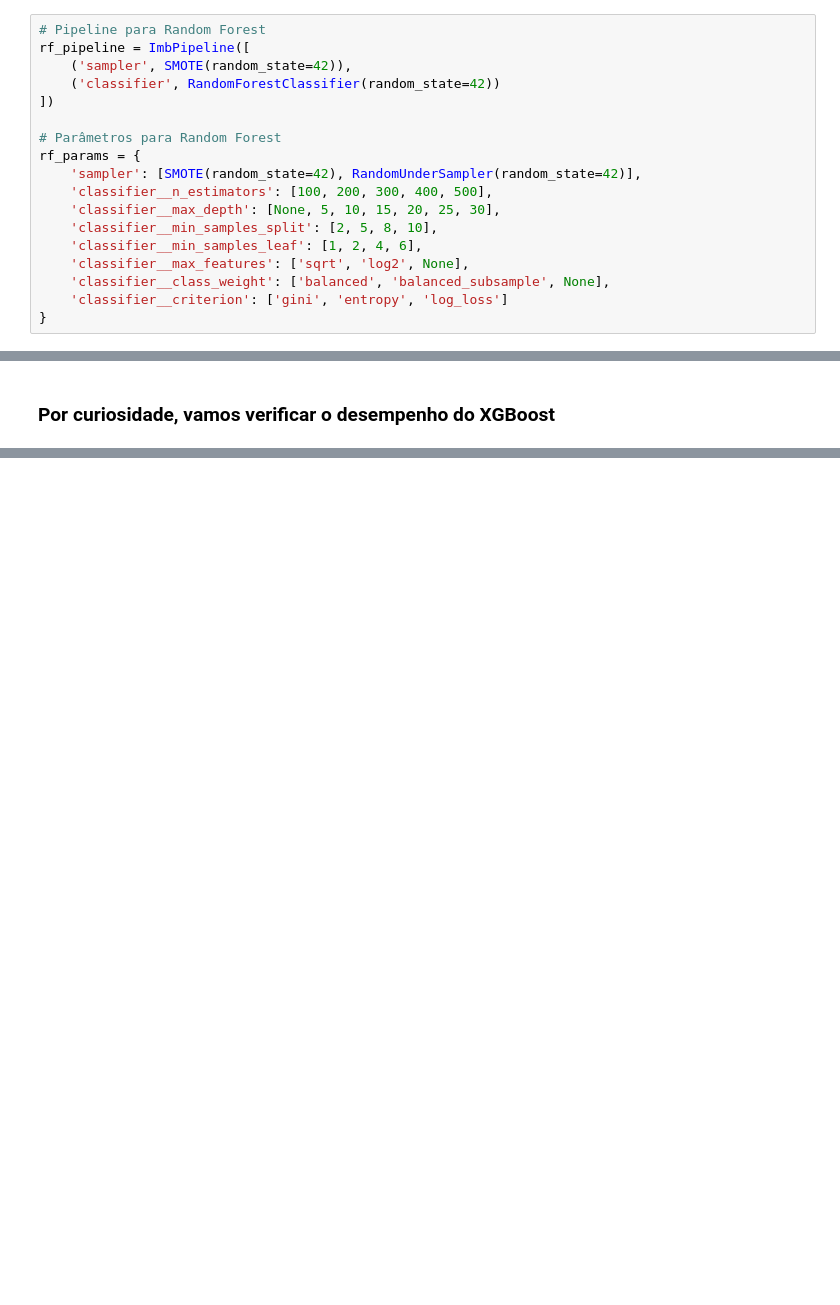
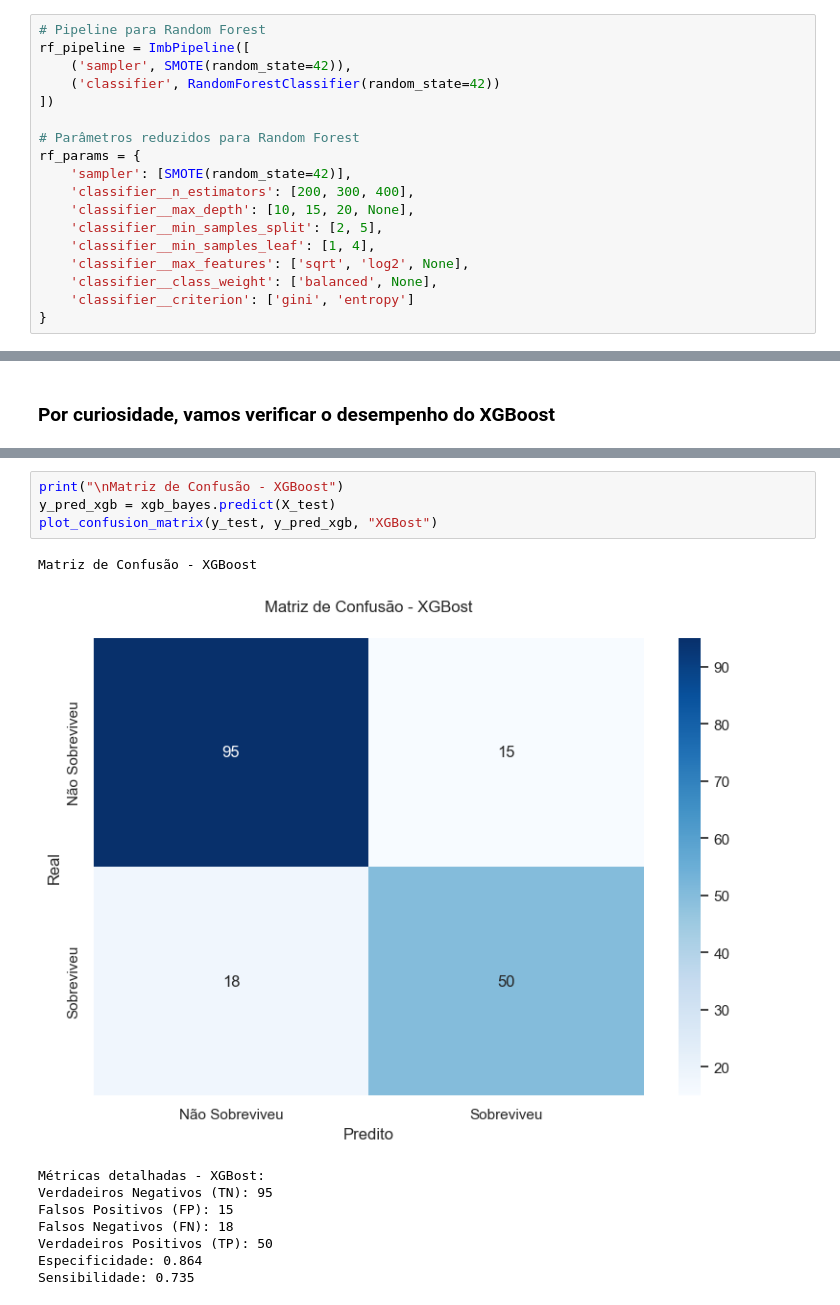
Before and after one commit to brenonevs/facprj-titanic, a Jupyter notebook: src/main.ipynb, the cells around one changed output, grey strips where cells are left out. Saved outputs shown, nothing was run; the diff lists cells and outputs as text; blank space fills up the shorter version.

```diff
--- a/src/main.ipynb
+++ b/src/main.ipynb
@@ -751,16 +776,16 @@ rf_pipeline = ImbPipeline([
     ('classifier', RandomForestClassifier(random_state=42))
 ])
 
-# Parâmetros para Random Forest
+# Parâmetros reduzidos para Random Forest
 rf_params = {
-    'sampler': [SMOTE(random_state=42), RandomUnderSampler(random_state=42)],
-    'classifier__n_estimators': [100, 200, 300, 400, 500],
-    'classifier__max_depth': [None, 5, 10, 15, 20, 25, 30],
-    'classifier__min_samples_split': [2, 5, 8, 10],
-    'classifier__min_samples_leaf': [1, 2, 4, 6],
+    'sampler': [SMOTE(random_state=42)],
+    'classifier__n_estimators': [200, 300, 400],
+    'classifier__max_depth': [10, 15, 20, None],
+    'classifier__min_samples_split': [2, 5],
+    'classifier__min_samples_leaf': [1, 4],
     'classifier__max_features': ['sqrt', 'log2', None],
-    'classifier__class_weight': ['balanced', 'balanced_subsample', None],
-    'classifier__criterion': ['gini', 'entropy', 'log_loss']
+    'classifier__class_weight': ['balanced', None],
+    'classifier__criterion': ['gini', 'entropy']
 }
 # %%
 # Função para treinar e avaliar modelo
@@ -1059,0 +1166,14 @@ final_evaluation(xgb_bayes, "XGBoost")
+# %%
+print("\nMatriz de Confusão - XGBoost")
+y_pred_xgb = xgb_bayes.predict(X_test)
+plot_confusion_matrix(y_test, y_pred_xgb, "XGBost")
+# %% [output]
+Matriz de Confusão - XGBoost
+[figure, added]
+Métricas detalhadas - XGBost:
+Verdadeiros Negativos (TN): 95
+Falsos Positivos (FP): 15
+Falsos Negativos (FN): 18
+Verdadeiros Positivos (TP): 50
+Especificidade: 0.864
+Sensibilidade: 0.735
```
Also changed, not shown: parts of 14 cells of this notebook.
